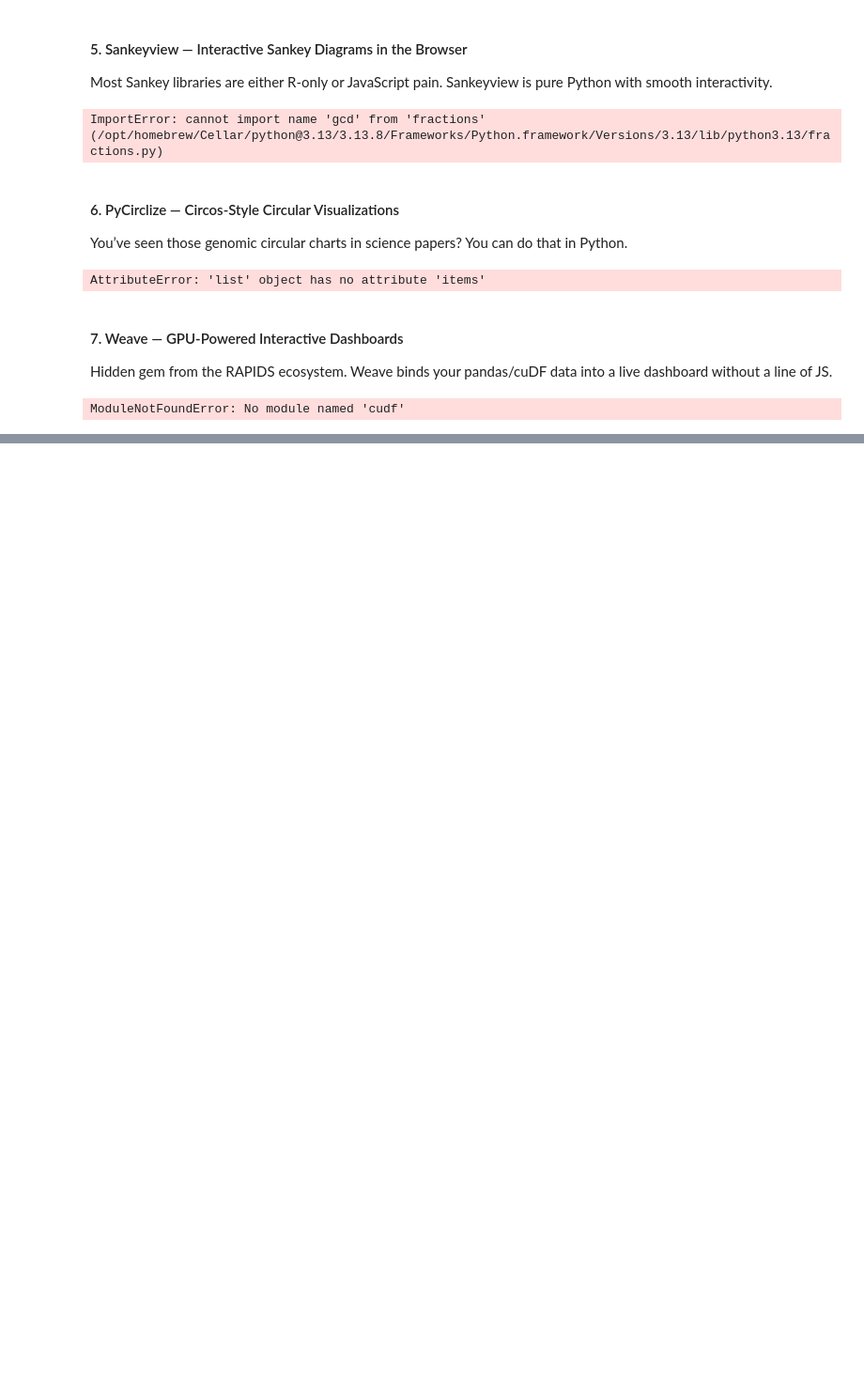
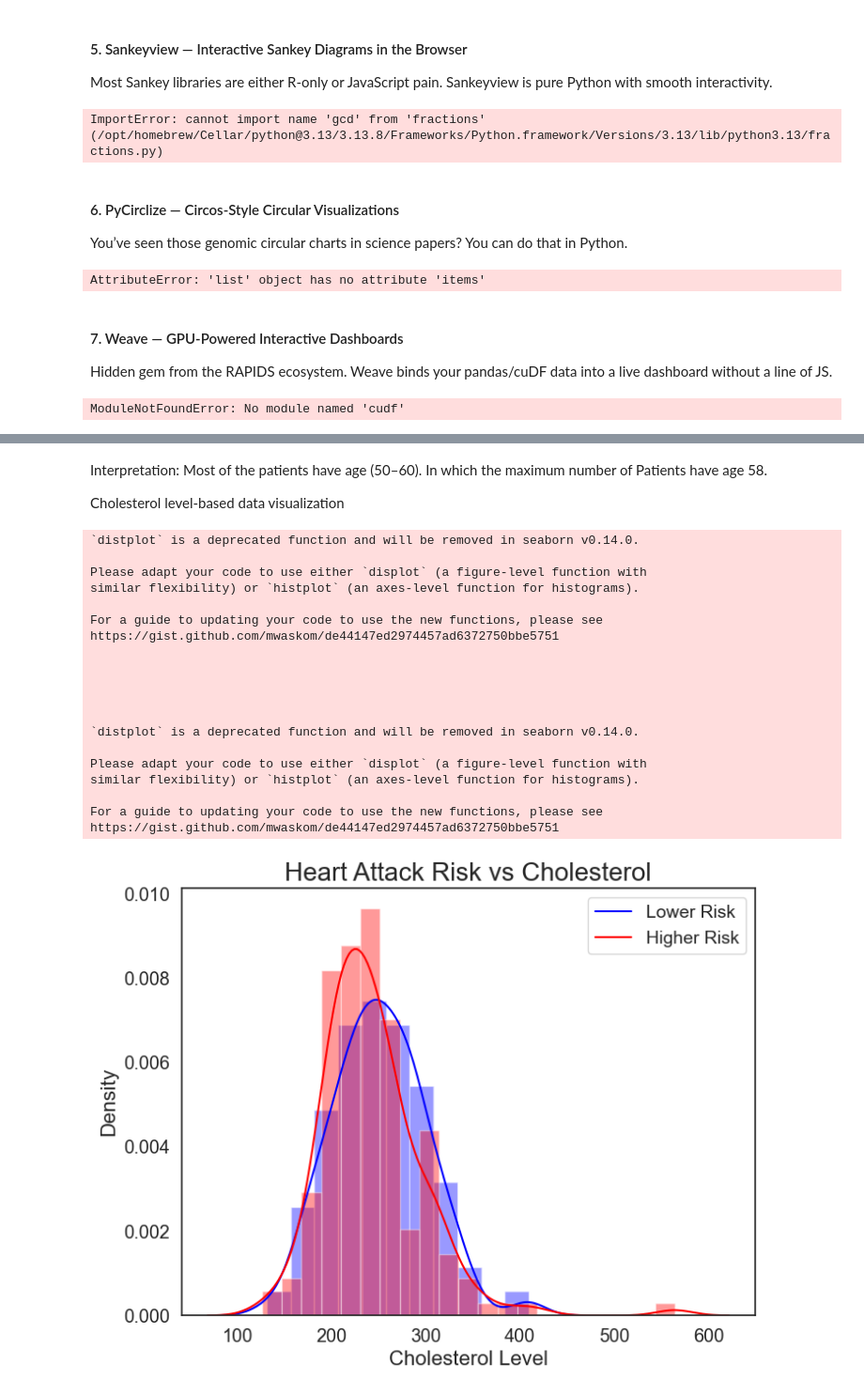
Before and after one commit to UlrikeDetective/R_themes, a Jupyter notebook: medium/visualisations/PythonVisualisationsLibaries.ipynb, the cells around one changed output, grey strips where cells are left out. Shown at 94% size. Cells and saved outputs as stored; diff of their text form; code cells hidden in the pictures; blank space fills up the shorter version.

```diff
--- a/medium/visualisations/PythonVisualisationsLibaries.ipynb
+++ b/medium/visualisations/PythonVisualisationsLibaries.ipynb
@@ -143,0 +296,41 @@ from plotly.subplots import make_subplots
+# %% [markdown]
+Interpretation: Most of the patients have age (50–60). In which the maximum number of Patients have age 58.
+
+Cholesterol level-based data visualization
+# %%
+# Attack vs Cholesterol analysis
+sns.set(font_scale=1.3)
+plt.figure(figsize=(8,6))
+sns.set_style("white")
+
+sns.distplot(heart[heart["target"]==0]["chol"],
+             color="blue")
+sns.distplot(heart[heart["target"]==1]["chol"],
+             color="red")
+
+plt.title("Heart Attack Risk vs Cholesterol", size=20)
+plt.xlabel("Cholesterol Level", fontsize=16)
+plt.ylabel("Density", fontsize=16)
+plt.legend(["Lower Risk","Higher Risk"], fontsize=14)
+plt.show()
+# %% [output]
+`distplot` is a deprecated function and will be removed in seaborn v0.14.0.
+
+Please adapt your code to use either `displot` (a figure-level function with
+similar flexibility) or `histplot` (an axes-level function for histograms).
+
+For a guide to updating your code to use the new functions, please see
+https://gist.github.com/mwaskom/de44147ed2974457ad6372750bbe5751
+
+
+
+
+
+`distplot` is a deprecated function and will be removed in seaborn v0.14.0.
+
+Please adapt your code to use either `displot` (a figure-level function with
+similar flexibility) or `histplot` (an axes-level function for histograms).
+
+For a guide to updating your code to use the new functions, please see
+https://gist.github.com/mwaskom/de44147ed2974457ad6372750bbe5751
+[figure, added]
```
Also changed, not shown: parts of 20 cells of this notebook.
